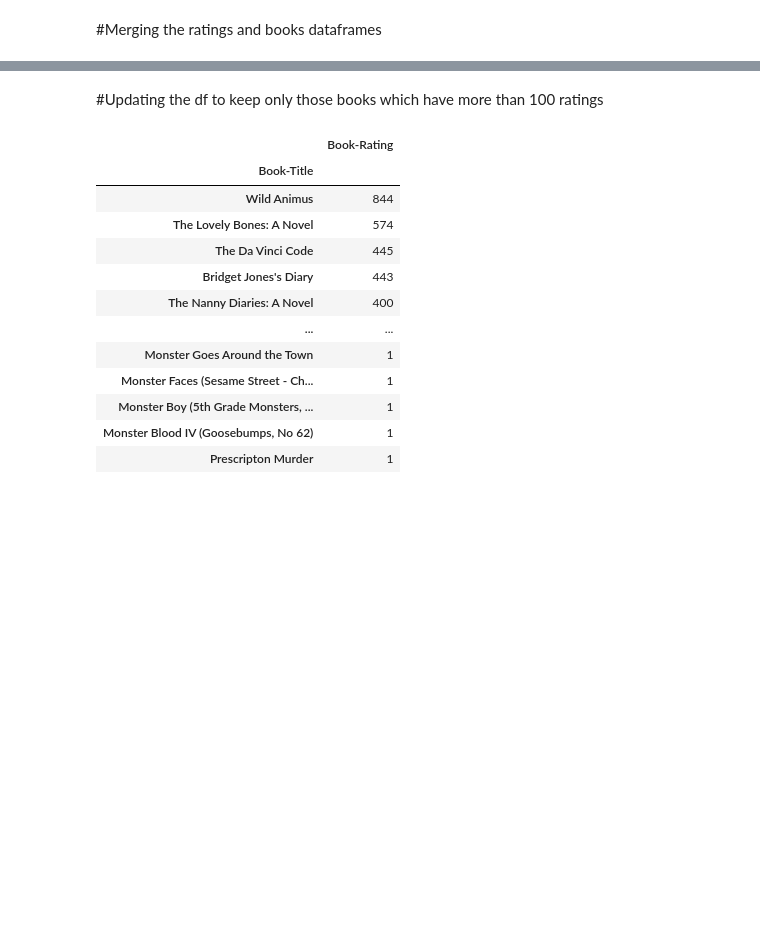
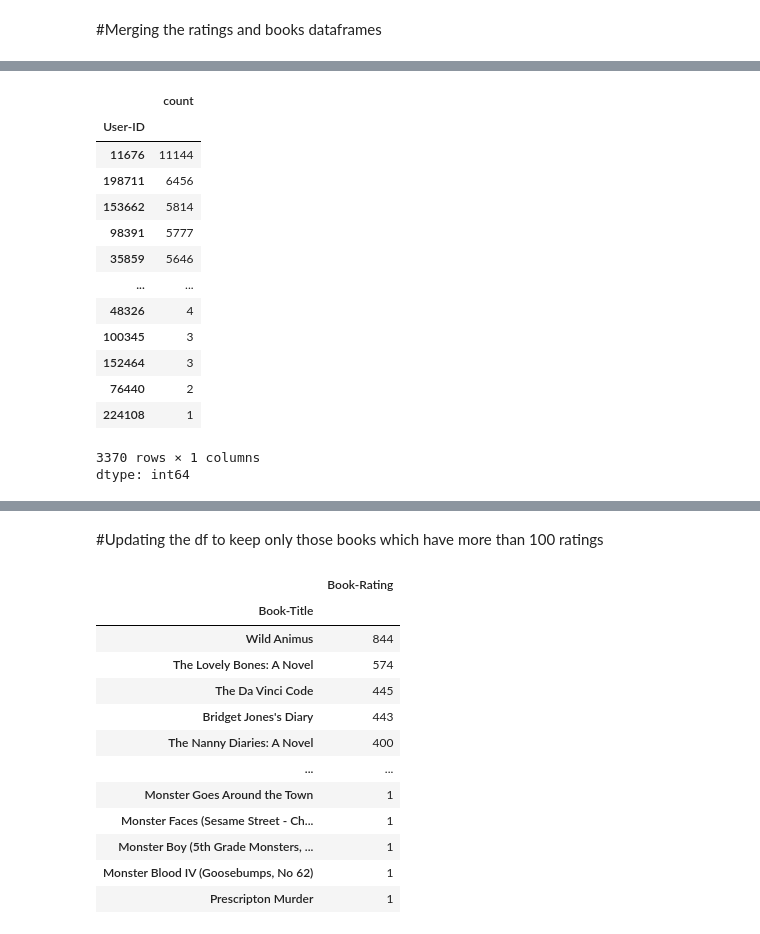
Before and after one commit to vibhor-5757/personalized-book-recommendation-system, a Jupyter notebook: book_recommendation_system.ipynb, the cells around one changed output, grey strips where cells are left out. Saved outputs shown, nothing was run; the diff lists cells and outputs as text; code cells hidden in the pictures; blank space fills up the shorter version.

```diff
--- a/book_recommendation_system.ipynb
+++ b/book_recommendation_system.ipynb
@@ -259,0 +299,18 @@ memory usage: 48.1+ MB
+# %%
+df["User-ID"].value_counts()
+# %% [output]
+|  | count |
+| User-ID |  |
+| 11676 | 11144 |
+| 198711 | 6456 |
+| 153662 | 5814 |
+| 98391 | 5777 |
+| 35859 | 5646 |
+| ... | ... |
+| 48326 | 4 |
+| 100345 | 3 |
+| 152464 | 3 |
+| 76440 | 2 |
+| 224108 | 1 |
+3370 rows × 1 columns
+dtype: int64
```
Also changed, not shown: parts of 26 cells of this notebook.
